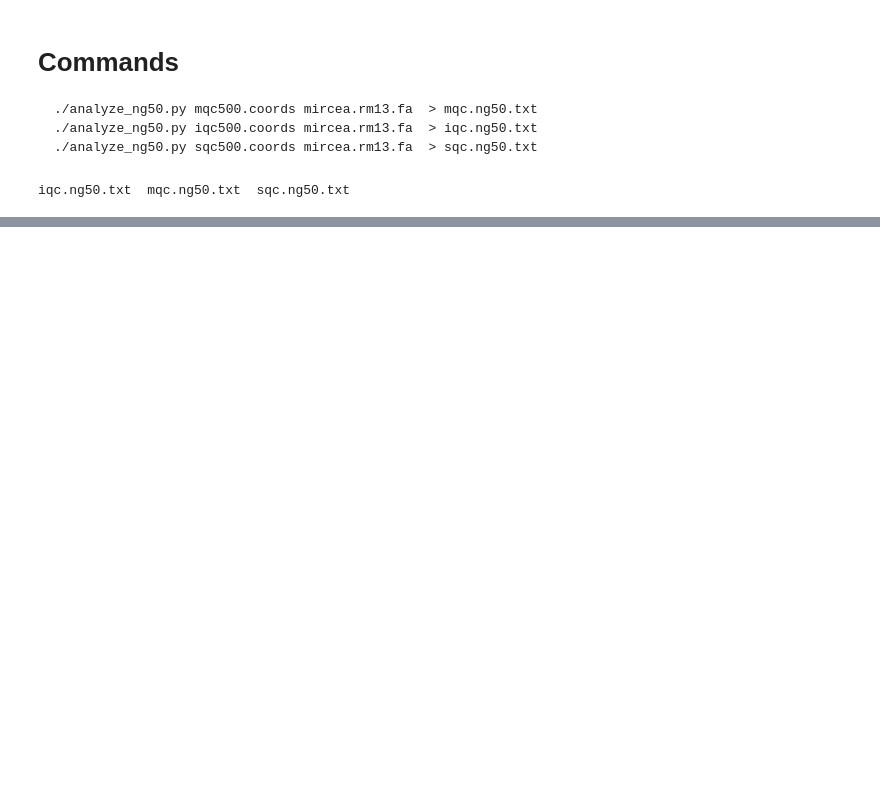
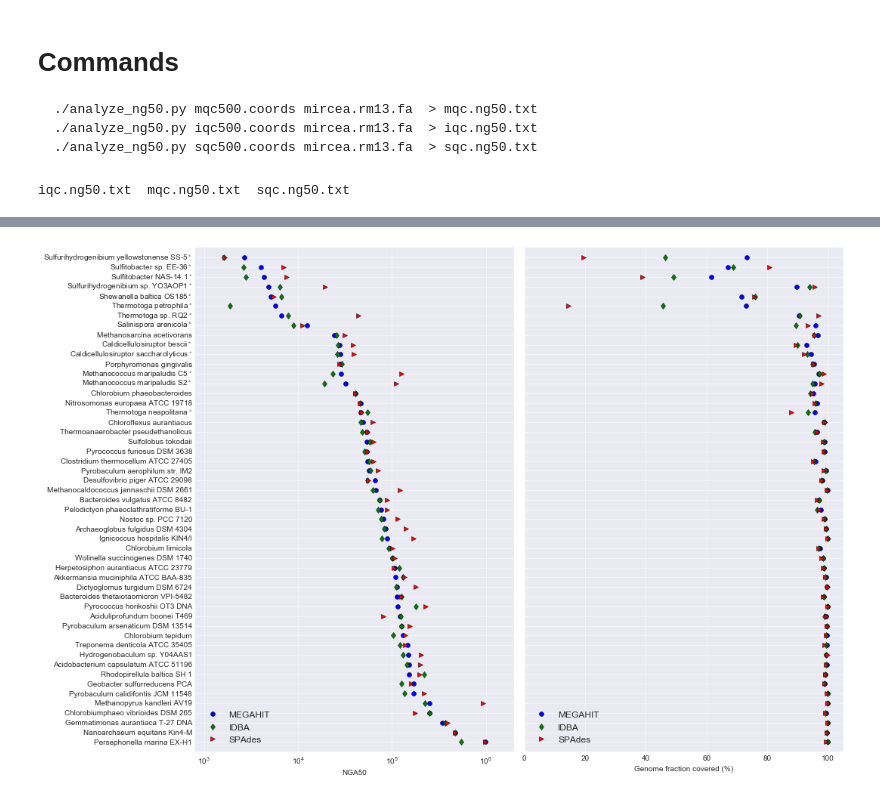
Before and after one commit to dib-lab/2016-metagenome-assembly-eval, a Jupyter notebook: pipeline/ng50.ipynb, the cells around one changed output, grey strips where cells are left out. Saved outputs shown, nothing was run; the diff lists cells and outputs as text; code cells hidden in the pictures; blank space fills up the shorter version.

```diff
--- a/pipeline/ng50.ipynb
+++ b/pipeline/ng50.ipynb
@@ -9,9 +9,11 @@
 # %%
 %matplotlib inline
 import pylab
+import pandas
+import matplotlib.pyplot as pyplot
+import nicenames
 
-import matplotlib.pyplot as plt
-plt.style.use('seaborn-darkgrid') # I like 'fivethirtyeight'
+pyplot.style.use('seaborn-darkgrid') # I like 'fivethirtyeight'
 # %%
 ls *ng50.txt
 # %% [output]
@@ -183,0 +114,4 @@ pylab.savefig('nga50.png')
+# %%
+big_df = cov_df.merge(nga50_df, on=['nicename'])
+print(len(big_df))
+big_df[:5]
@@ -183,0 +126,10 @@ pylab.savefig('nga50.png')
+# %%
+strain_labels = {}
+for name in big_df.nicename:
+    if nicenames.is_strain(name):
+        strain_labels[name] = name + '$^*$'
+    else:
+        strain_labels[name] = name
+
+big_df['strainfoo'] = big_df['nicename'].map(strain_labels)
+big_df[:20]
@@ -183,0 +154,48 @@ pylab.savefig('nga50.png')
+# %%
+def plot_coverage(df, ax):
+    ax.plot(df.megahit_cov * 100., range(len(df)), 'o', label='MEGAHIT')
+    ax.plot(df.idba_cov * 100., range(len(df)), 'd', label='IDBA')
+    ax.plot(df.spades_cov * 100., range(len(df)), '>', label='SPAdes')
+
+    ax.yaxis.set_ticks(range(max_y))
+    ax.yaxis.set_ticklabels([])
+    ax.set_xlim([0, 105])
+
+    ax.set_xlabel('Genome fraction covered (%)')
+    ax.legend(loc='lower left')
+
+def plot_nga50(df, ax):
+    ax.plot(df.megahit_ng50, range(len(df)), 'o', label='MEGAHIT')
+    ax.plot(df.idba_ng50, range(len(df)), 'd', label='IDBA')
+    ax.plot(df.spades_ng50, range(len(df)), '>', label='SPAdes')
+
+
+    ax.yaxis.set_ticks(range(max_y))
+    ax.yaxis.set_ticklabels(df.strainfoo)
+
+    ax.set_xscale('log')
+    ax.set_xlim([8e2, 2e6])
+
+    ax.set_xlabel('NGA50')
+    ax.legend(loc='lower left')
+
+big_df = big_df.sort_values(by='megahit_ng50', ascending=False)
+big_df = big_df.reset_index(drop=True)
+
+fig, axes = pyplot.subplots(nrows=1, ncols=2, figsize=(15, 10))
+plot_nga50(big_df, axes[0])
+plot_coverage(big_df, axes[1])
+for ax in axes:
+    ax.set_ylim([-1, len(big_df)])
+
+#pyplot.subplots_adjust(left=0.5)
+pyplot.sca(axes[0])
+ytickNames = pyplot.setp(subp, yticklabels=big_df.strainfoo)
+pyplot.setp(ytickNames, fontsize=10)
+
+pyplot.tight_layout()
+
+pyplot.savefig('combined.pdf')
+pyplot.savefig('combined.png')
+# %% [output]
+[figure, added]
```
Also changed, not shown: parts of 11 cells of this notebook, 1 other file.
